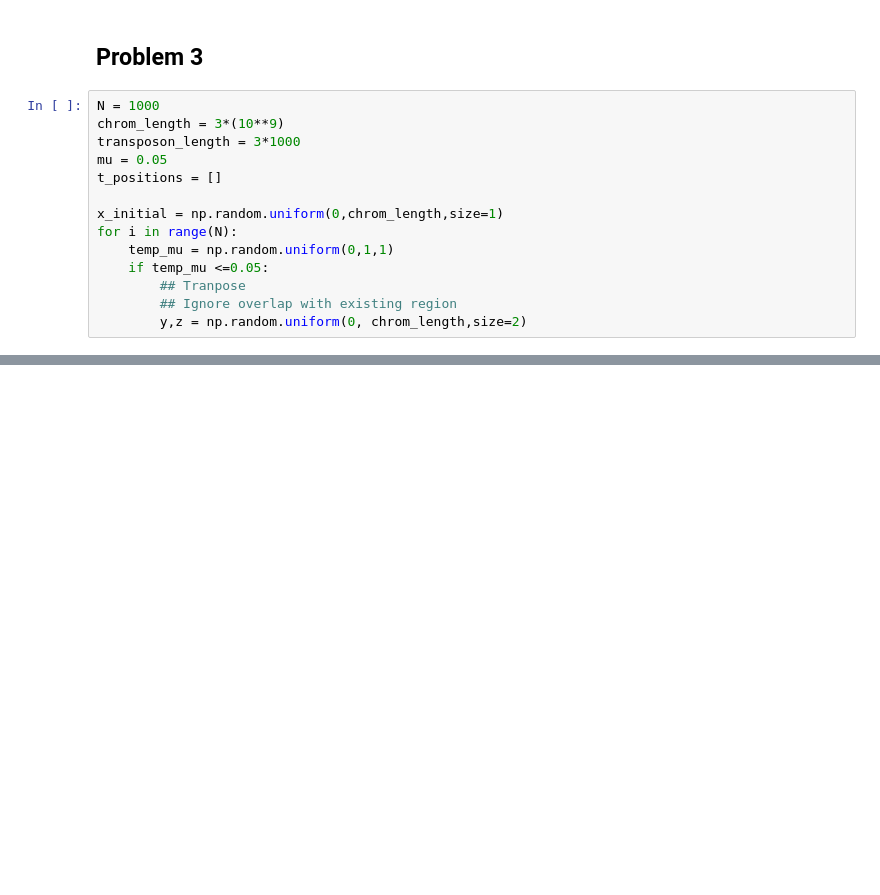
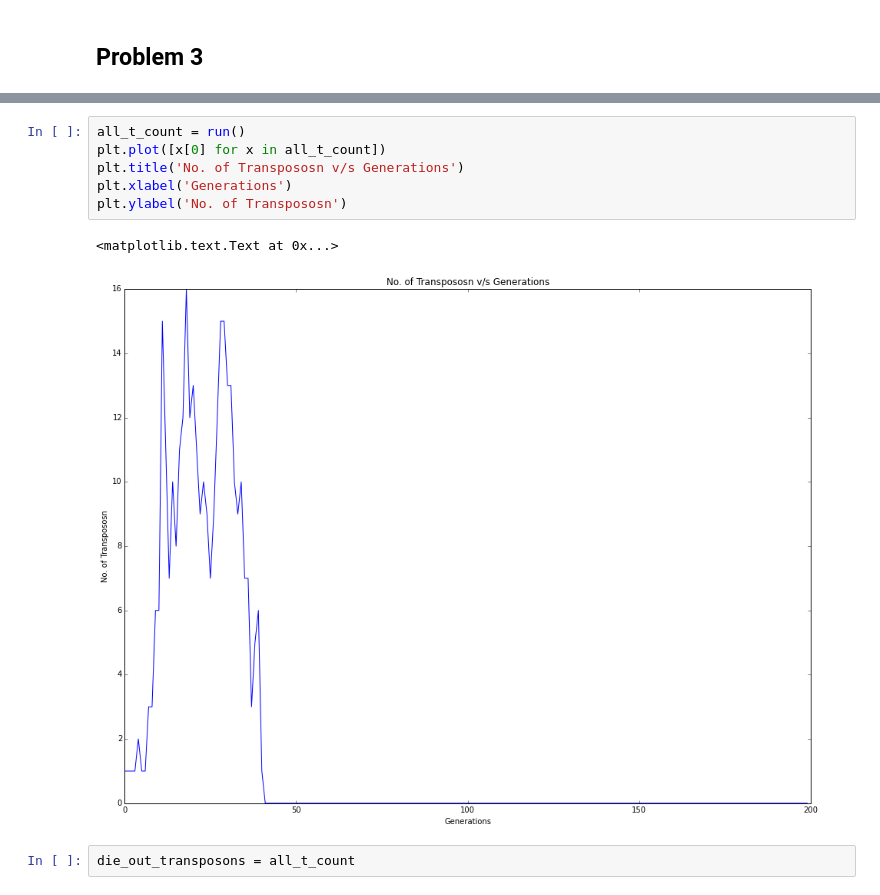
Before and after one commit to saketkc/hatex, a Jupyter notebook: 2015_Fall/MATH-578B/Homework5/Homework5.ipynb, the cells around one changed output, grey strips where cells are left out. Cells and saved outputs as stored; diff of their text form; blank space fills up the shorter version.

```diff
--- a/2015_Fall/MATH-578B/Homework5/Homework5.ipynb
+++ b/2015_Fall/MATH-578B/Homework5/Homework5.ipynb
@@ -176,16 +198,2 @@ plt.hist(cycles, normed=True)
 # %% [markdown]
 ## Problem 3
-# %%
-N = 1000
-chrom_length = 3*(10**9)
-transposon_length = 3*1000
-mu = 0.05
-t_positions = []
-
-x_initial = np.random.uniform(0,chrom_length,size=1)
-for i in range(N):
-    temp_mu = np.random.uniform(0,1,1)
-    if temp_mu <=0.05:
-        ## Tranpose
-        ## Ignore overlap with existing region
-        y,z = np.random.uniform(0, chrom_length,size=2)
@@ -191,0 +267,11 @@ for i in range(N):
+# %%
+all_t_count = run()
+plt.plot([x[0] for x in all_t_count])
+plt.title('No. of Transpososn v/s Generations')
+plt.xlabel('Generations')
+plt.ylabel('No. of Transpososn')
+# %% [output]
+<matplotlib.text.Text at 0x...>
+[figure, added]
+# %%
+die_out_transposons = all_t_count
```
Also changed, not shown: parts of 17 cells of this notebook, 1 other file.
